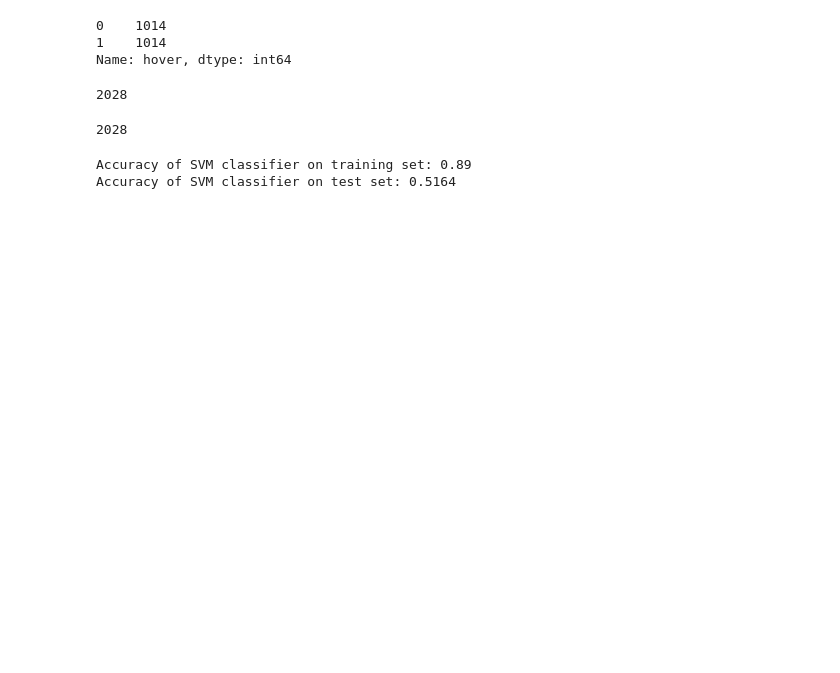
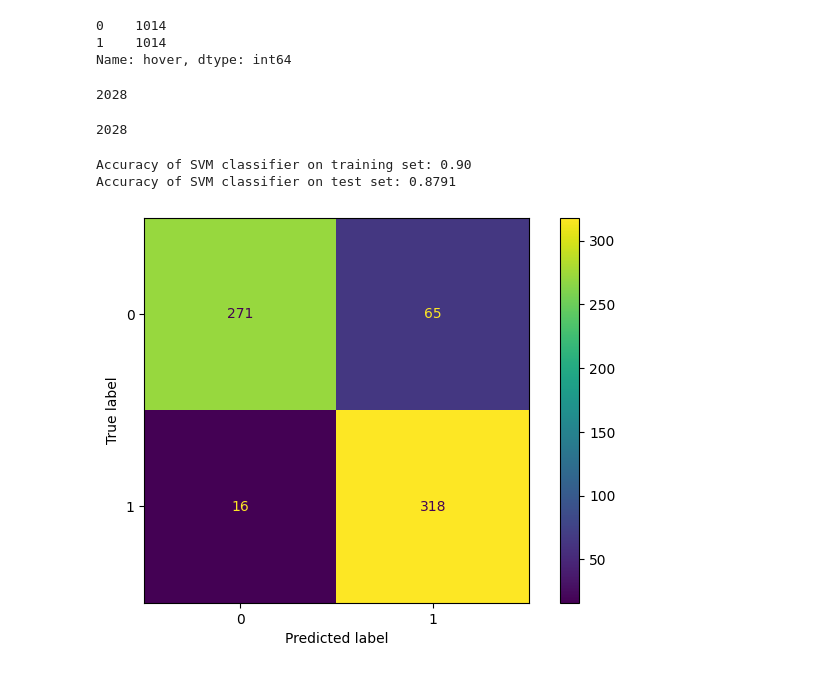
Before and after one commit to twolf190/Valkyrie, a Jupyter notebook: ML/Hover_Taxi_SVC.ipynb, the cells around one changed output. Cells and saved outputs as stored; diff of their text form; code cells hidden in the pictures; blank space fills up the shorter version.

```diff
--- a/ML/Hover_Taxi_SVC.ipynb
+++ b/ML/Hover_Taxi_SVC.ipynb
@@ -267,7 +287,6 @@ len(y)
 #SVC
 scaler = StandardScaler()
 X_train = scaler.fit_transform(X_train)
-X_test = scaler.transform(X_test)
 X_test = scaler.transform(X_test)
 
 svm = SVC()
@@ -279,8 +298,17 @@ print('Accuracy of SVM classifier on training set: {:.2f}'
 print('Accuracy of SVM classifier on test set: {:.4f}'
      .format(svm.score(X_test, y_test)))
 # %% [output]
-Accuracy of SVM classifier on training set: 0.89
-Accuracy of SVM classifier on test set: 0.5164
+Accuracy of SVM classifier on training set: 0.90
+Accuracy of SVM classifier on test set: 0.8791
+# %%
+y_pred=svm.predict(X_test)
+# %%
+fig, ax = plt.subplots(figsize=(8, 5))
+cmp = ConfusionMatrixDisplay(confusion_matrix(y_test, y_pred),)
+cmp.plot(ax=ax)
+plt.show()
+# %% [output]
+[figure, added]
 # %%
 from sklearn.tree import DecisionTreeClassifier
 model = DecisionTreeClassifier()
```
Also changed, not shown: parts of 6 cells of this notebook.
